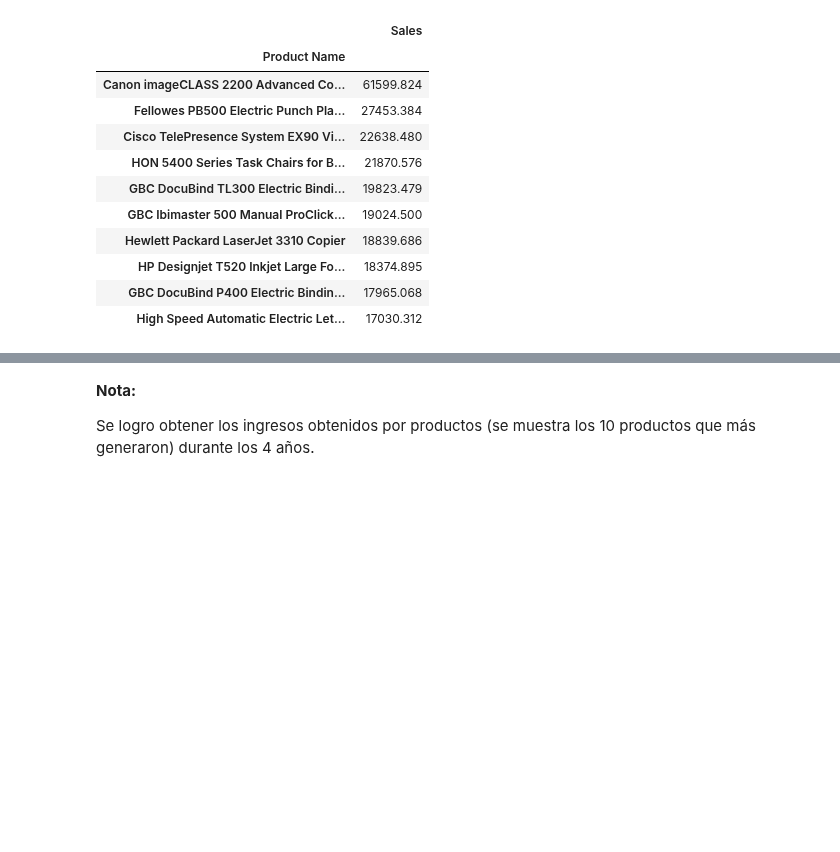
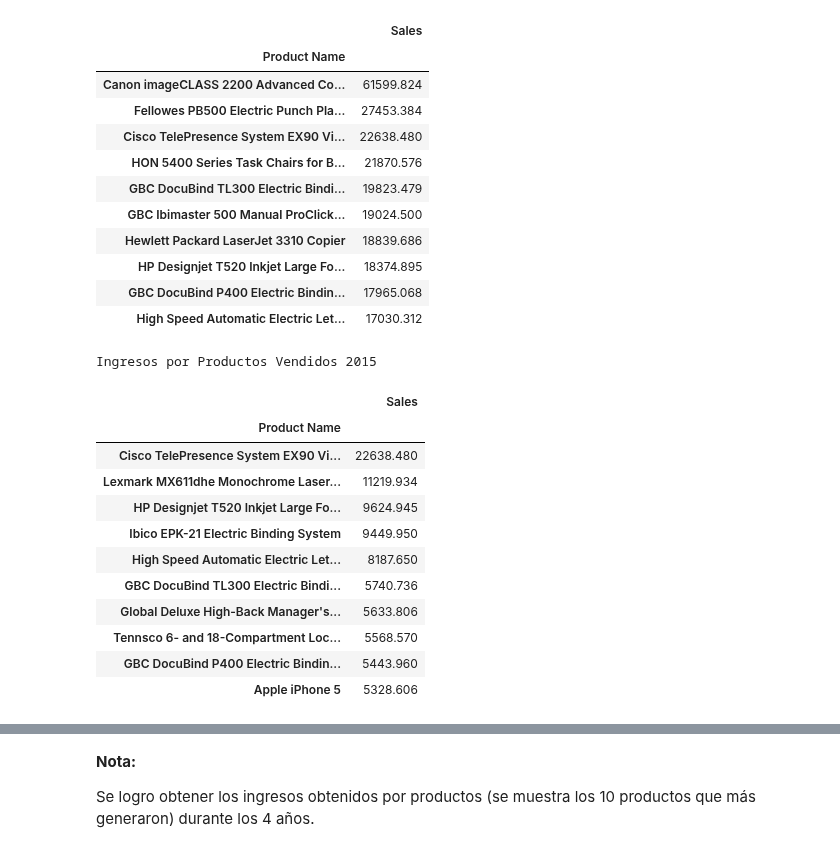
Before and after one commit to SaitoM17/superstore_sales, a Jupyter notebook: notebooks/objetivo_proyecto.ipynb, the cells around one changed output, grey strips where cells are left out. Drawn from its saved outputs; the diff is of its cells as text; code cells hidden in the pictures; blank space fills up the shorter version.

Commit message:
refactor: Mejora al obtenciónde ingresos por productos por cada año

```diff
--- a/notebooks/objetivo_proyecto.ipynb
+++ b/notebooks/objetivo_proyecto.ipynb
@@ -46,3 +62,37 @@ productos_vendidos_top
 | HP Designjet T520 Inkjet Large Fo... | 18374.895 |
 | GBC DocuBind P400 Electric Bindin... | 17965.068 |
 | High Speed Automatic Electric Let... | 17030.312 |
+# %%
+def top_productos_mas_menos(df):
+    td = pd.pivot_table(
+        data=df,
+        values='Sales',
+        index=['Product Name'],
+        aggfunc='sum'
+    )
+
+    td_desc = td.sort_values(by='Sales', ascending=False)
+    td_asc = td.sort_values(by='Sales', ascending=True)
+
+    td_top_mas = td_desc.head(10)
+    td_top_menos = td_asc.head(10)
+
+    return td_top_mas, td_top_menos
+# %%
+top_mas_2015,top_menos_2015 = top_productos_mas_menos(df_2015)
+print('Ingresos por Productos Vendidos 2015')
+top_mas_2015
+# %% [output]
+Ingresos por Productos Vendidos 2015
+|  | Sales |
+| Product Name |  |
+| Cisco TelePresence System EX90 Vi... | 22638.480 |
+| Lexmark MX611dhe Monochrome Laser... | 11219.934 |
+| HP Designjet T520 Inkjet Large Fo... | 9624.945 |
+| Ibico EPK-21 Electric Binding System | 9449.950 |
+| High Speed Automatic Electric Let... | 8187.650 |
+| GBC DocuBind TL300 Electric Bindi... | 5740.736 |
+| Global Deluxe High-Back Manager's... | 5633.806 |
+| Tennsco 6- and 18-Compartment Loc... | 5568.570 |
+| GBC DocuBind P400 Electric Bindin... | 5443.960 |
+| Apple iPhone 5 | 5328.606 |
```
Also changed, not shown: parts of 12 cells of this notebook.
